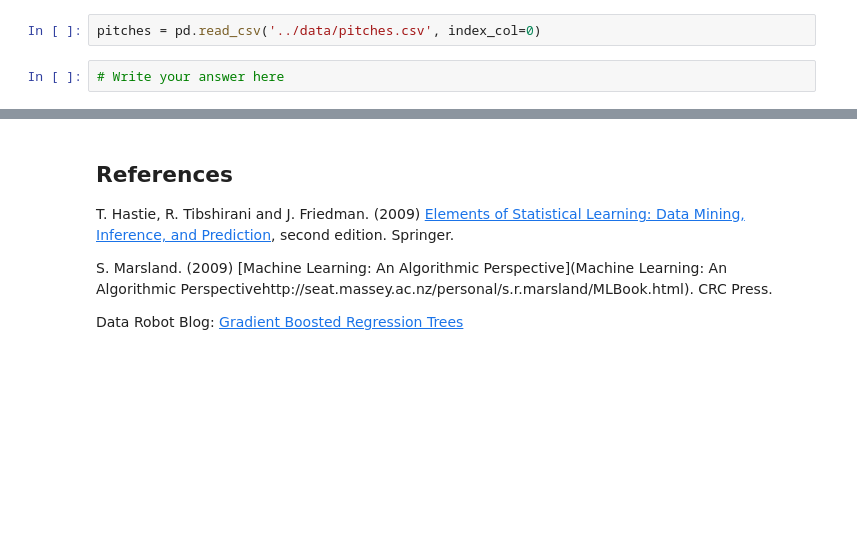
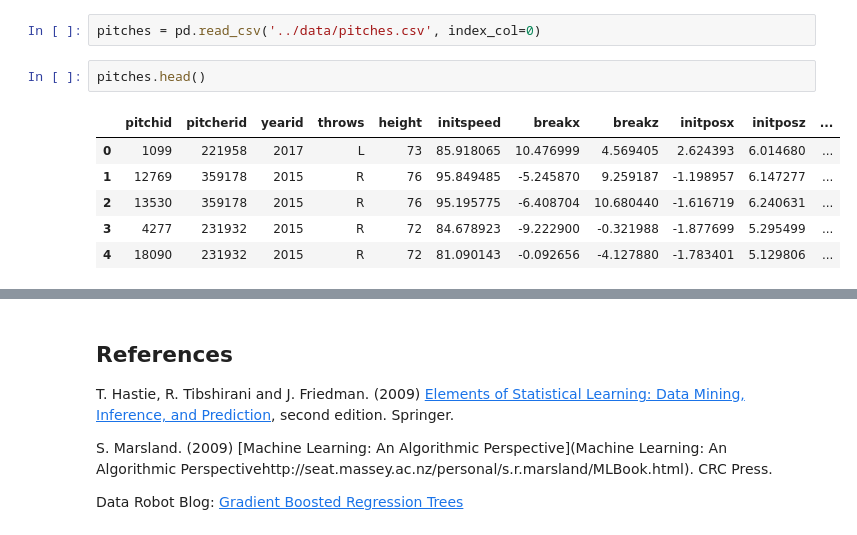
Before and after one commit to ntjames/Bios8366, a Jupyter notebook: notebooks/Section6_6-Boosting.ipynb, the cells around one changed output, grey strips where cells are left out. Drawn from its saved outputs; the diff is of its cells as text; blank space fills up the shorter version.

```diff
--- a/notebooks/Section6_6-Boosting.ipynb
+++ b/notebooks/Section6_6-Boosting.ipynb
@@ -855,5 +995,12 @@ explained_variance_score(predictions,y_test)
 Using the Statcast pitch dataset from the previous notebook, use gradient boosted trees to predict pitch type, and compare the performance to that of random forests.
 # %%
 pitches = pd.read_csv('../data/pitches.csv', index_col=0)
-# %%
-# Write your answer here
+# %%
+pitches.head()
+# %% [output]
+|  | pitchid | pitcherid | yearid | throws | height | initspeed | breakx | breakz | initposx | initposz | ... |
+| 0 | 1099 | 221958 | 2017 | L | 73 | 85.918065 | 10.476999 | 4.569405 | 2.624393 | 6.014680 | ... |
+| 1 | 12769 | 359178 | 2015 | R | 76 | 95.849485 | -5.245870 | 9.259187 | -1.198957 | 6.147277 | ... |
+| 2 | 13530 | 359178 | 2015 | R | 76 | 95.195775 | -6.408704 | 10.680440 | -1.616719 | 6.240631 | ... |
+| 3 | 4277 | 231932 | 2015 | R | 72 | 84.678923 | -9.222900 | -0.321988 | -1.877699 | 5.295499 | ... |
+| 4 | 18090 | 231932 | 2015 | R | 72 | 81.090143 | -0.092656 | -4.127880 | -1.783401 | 5.129806 | ... |
```
Also changed, not shown: parts of 19 cells of this notebook, 1 other file.
